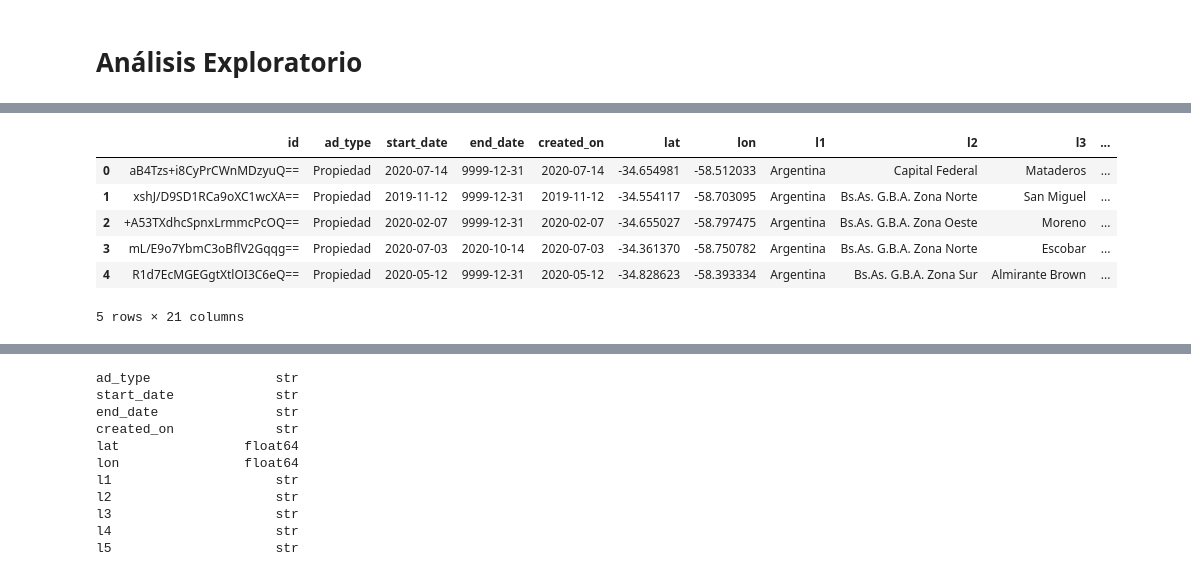
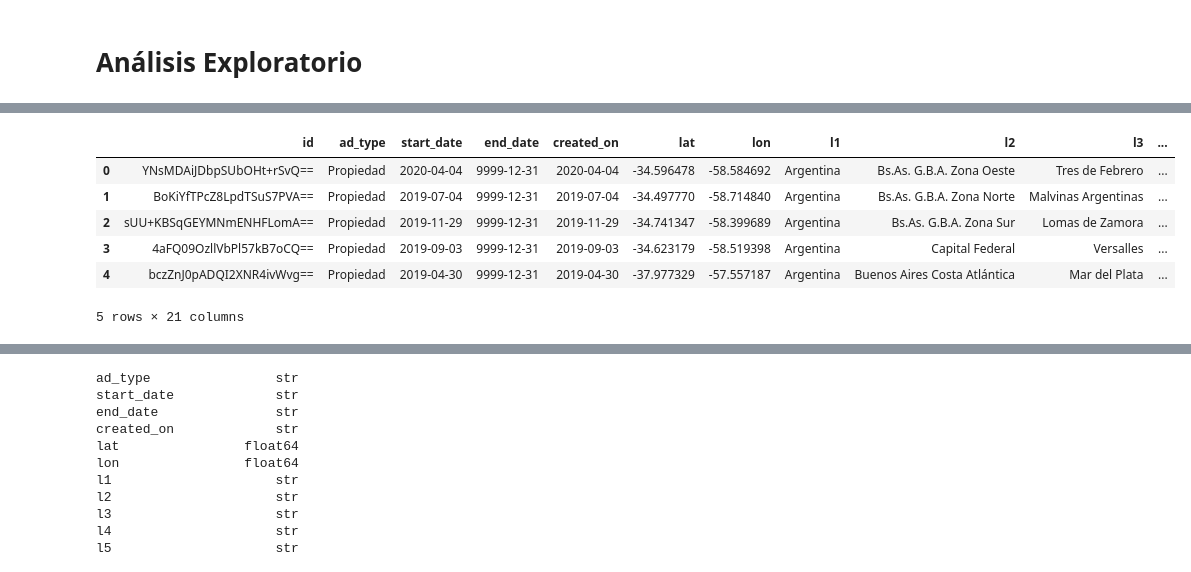
Before and after one commit to MartinDido100/ciencia-de-datos, a Jupyter notebook: primer_parcial/primer_parcial.ipynb, the cells around one changed output, grey strips where cells are left out. Drawn from its saved outputs; the diff is of its cells as text; code cells hidden in the pictures.

```diff
--- a/primer_parcial/primer_parcial.ipynb
+++ b/primer_parcial/primer_parcial.ipynb
@@ -22,14 +22,14 @@ df_casas_entrenamiento.head(5)
 5 rows × 21 columns
 # %%
-df_casas_predecir = pd.read_csv('https://raw.githubusercontent.com/unlam-fcdin/UNLaM_FCDIN/master/casas_predecir.csv')
+df_casas_predecir = pd.read_csv('https://raw.githubusercontent.com/MartinDido100/ciencia-de-datos/refs/heads/main/primer_parcial/datasets/casas_predecir.csv')
 df_casas_predecir.head(5)
 # %% [output]
 |  | id | ad_type | start_date | end_date | created_on | lat | lon | l1 | l2 | l3 | ... |
-| 0 | aB4Tzs+i8CyPrCWnMDzyuQ== | Propiedad | 2020-07-14 | 9999-12-31 | 2020-07-14 | -34.654981 | -58.512033 | Argentina | Capital Federal | Mataderos | ... |
-| 1 | xshJ/D9SD1RCa9oXC1wcXA== | Propiedad | 2019-11-12 | 9999-12-31 | 2019-11-12 | -34.554117 | -58.703095 | Argentina | Bs.As. G.B.A. Zona Norte | San Miguel | ... |
-| 2 | +A53TXdhcSpnxLrmmcPcOQ== | Propiedad | 2020-02-07 | 9999-12-31 | 2020-02-07 | -34.655027 | -58.797475 | Argentina | Bs.As. G.B.A. Zona Oeste | Moreno | ... |
-| 3 | mL/E9o7YbmC3oBflV2Gqqg== | Propiedad | 2020-07-03 | 2020-10-14 | 2020-07-03 | -34.361370 | -58.750782 | Argentina | Bs.As. G.B.A. Zona Norte | Escobar | ... |
-| 4 | R1d7EcMGEGgtXtlOI3C6eQ== | Propiedad | 2020-05-12 | 9999-12-31 | 2020-05-12 | -34.828623 | -58.393334 | Argentina | Bs.As. G.B.A. Zona Sur | Almirante Brown | ... |
+| 0 | YNsMDAiJDbpSUbOHt+rSvQ== | Propiedad | 2020-04-04 | 9999-12-31 | 2020-04-04 | -34.596478 | -58.584692 | Argentina | Bs.As. G.B.A. Zona Oeste | Tres de Febrero | ... |
+| 1 | BoKiYfTPcZ8LpdTSuS7PVA== | Propiedad | 2019-07-04 | 9999-12-31 | 2019-07-04 | -34.497770 | -58.714840 | Argentina | Bs.As. G.B.A. Zona Norte | Malvinas Argentinas | ... |
+| 2 | sUU+KBSqGEYMNmENHFLomA== | Propiedad | 2019-11-29 | 9999-12-31 | 2019-11-29 | -34.741347 | -58.399689 | Argentina | Bs.As. G.B.A. Zona Sur | Lomas de Zamora | ... |
+| 3 | 4aFQ09OzllVbPl57kB7oCQ== | Propiedad | 2019-09-03 | 9999-12-31 | 2019-09-03 | -34.623179 | -58.519398 | Argentina | Capital Federal | Versalles | ... |
+| 4 | bczZnJ0pADQI2XNR4ivWvg== | Propiedad | 2019-04-30 | 9999-12-31 | 2019-04-30 | -37.977329 | -57.557187 | Argentina | Buenos Aires Costa Atlántica | Mar del Plata | ... |
 5 rows × 21 columns
 # %% [markdown]
 Usamos `id` como índice (sugerencia del enunciado). `set_index` devuelve un DataFrame nuevo, por eso hay que reasignarlo; si no, el cambio se pierde.
```
Also changed, not shown: parts of 3 cells of this notebook, 1 other file.
